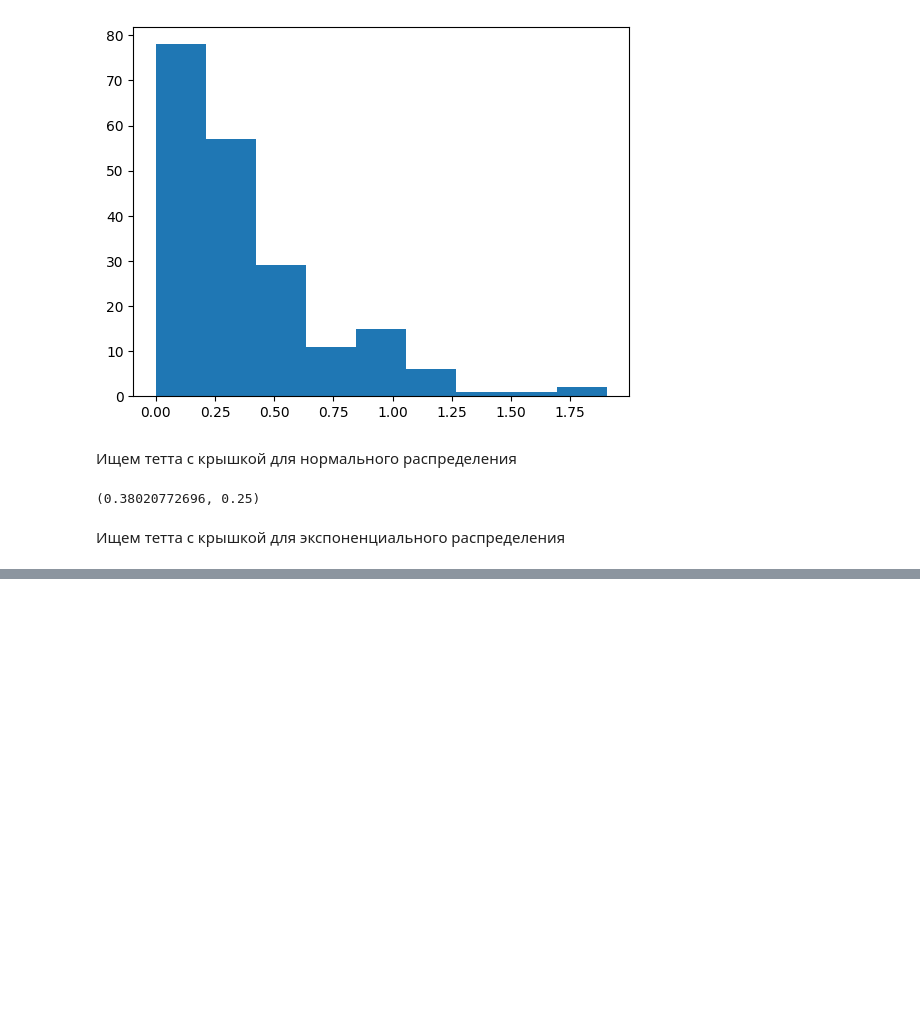
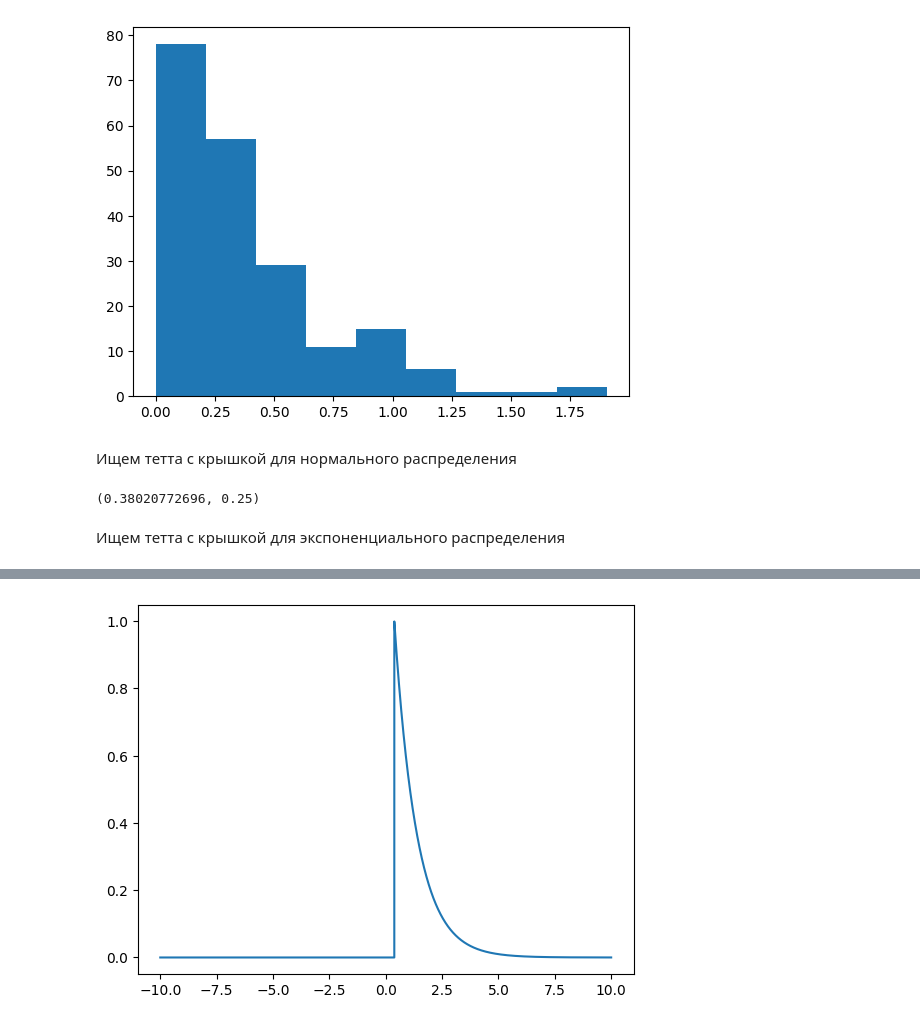
Before and after one commit to feelitbreak/tpmsLab, a Jupyter notebook: tpmsLab.ipynb, the cells around one changed output, grey strips where cells are left out. Cells and saved outputs as stored; diff of their text form; code cells hidden in the pictures; blank space fills up the shorter version.

```diff
--- a/tpmsLab.ipynb
+++ b/tpmsLab.ipynb
@@ -67,0 +74,5 @@ tetta_1
+# %%
+plt.plot(x_axis, expon.pdf(x_axis, tetta_1[1]))
+plt.show()
+# %% [output]
+[figure, added]
```
Also changed, not shown: parts of 2 cells of this notebook.
